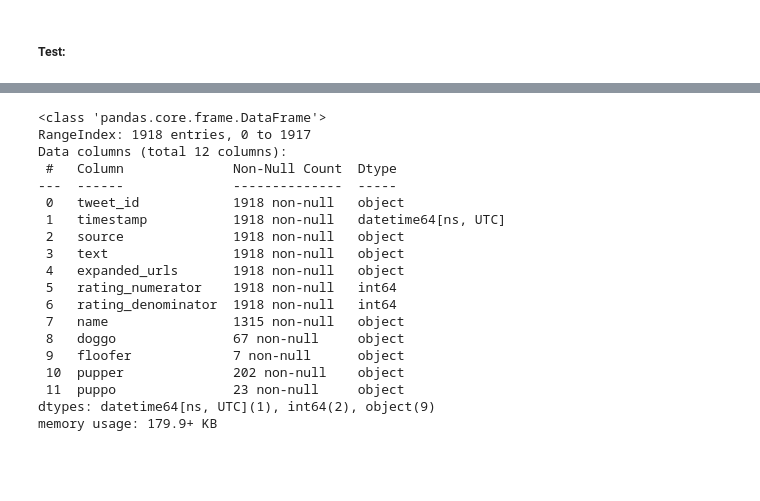
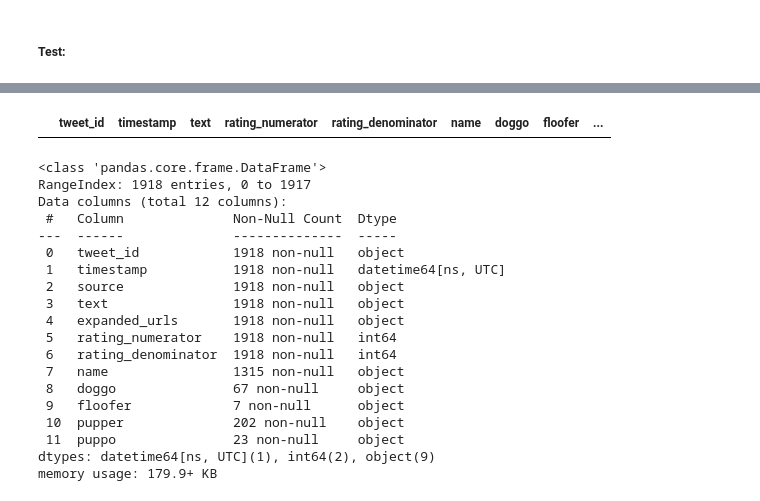
Before and after one commit to davidblackwelder/weratedogs-data-wrangling, a Jupyter notebook: wrangle_act.ipynb, the cells around one changed output, grey strips where cells are left out. Saved outputs shown, nothing was run; the diff lists cells and outputs as text; code cells hidden in the pictures; blank space fills up the shorter version.

```diff
--- a/wrangle_act.ipynb
+++ b/wrangle_act.ipynb
@@ -1535,3 +1590,8 @@ Name: count, dtype: int64
+# %%
+# Remove Jerry, the good goat but not the good dog
+twitter_archive_clean = twitter_archive_clean.query('tweet_id != "848212111729840128"') \
+                                             .reset_index(drop=True) \
+                                             .copy()
 # %% [markdown]
 > While more cleanup for the ratings with numerators could continue, I am stopping the process here since it is very manual work to get through and look at all the images for now.
 # %% [markdown]
@@ -1563,6 +1623,11 @@ rating_numerator
 2       1
 1       1
 Name: count, dtype: int64
+# %%
+# Confirm that Jerry the goat has been removed
+twitter_archive_clean.query('tweet_id == "848212111729840128"')
+# %% [output]
+|  | tweet_id | timestamp | text | rating_numerator | rating_denominator | name | doggo | floofer | ... |
 # %%
 twitter_archive_clean.info()
 # %% [output]
```
Also changed, not shown: parts of 8 cells of this notebook.
